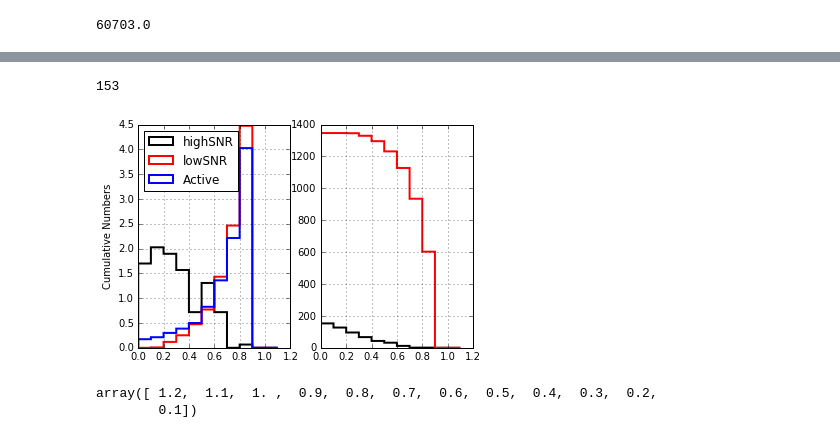
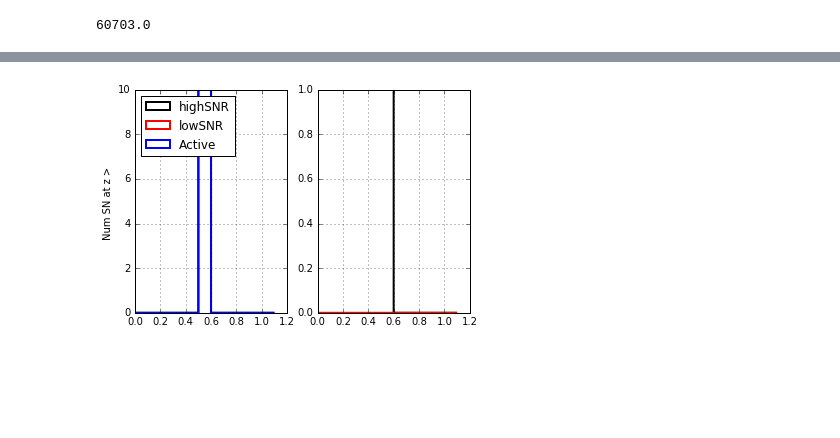
Before and after one commit to lsst-sims/legacy_sims_catUtils, a Jupyter notebook: examples/Using_SNModels_dbObj.ipynb, the cells around one changed output, grey strips where cells are left out. Drawn from its saved outputs; the diff is of its cells as text; code cells hidden in the pictures; blank space fills up the shorter version.

```diff
--- a/examples/Using_SNModels_dbObj.ipynb
+++ b/examples/Using_SNModels_dbObj.ipynb
@@ -61,7 +61,7 @@ centralDec = np.dot(np.array([-28, 6., 0.]), degConv)
 patchRadius = 0.4 * np.sqrt(2) #np.dot(np.array([0.0, 10.0, 0.]), degConv)
 # %%
 TwinklesObsMetaDataSmall = ObservationMetaData(boundType='circle',pointingRA=centralRA,pointingDec=centralDec,
-                                          boundLength=0.15, mjd=60703.0, bandpassName='r', m5=23.)
+                                          boundLength=0.0015, mjd=60703.0, bandpassName='r', m5=23.)
 # %%
 TwinklesObsMetaDataSmall.bandpass
 # %% [output]
@@ -88,7 +88,10 @@ TwinklesObsMetaDataSmall.bandpass
 'r'
 # %%
 sncatalog = TwinkSNCat(db_obj=s, obs_metadata=TwinklesObsMetaDataSmall,
-                         column_outputs=['snra', 'sndec', 'Tsnid', 'Tx0', 'Tt0', 'flux', 'flux_err', 'mag', 'mag_err'])
+                         column_outputs=['snra', 'sndec', 'Tsnid', 'Tx0', 'Tt0', 'flux', 'flux_err', 'mag', 'mag_err',
+                                         'magNorm', 'sedFilepath'])
+sncatalog.writeSedFile = True
+sncatalog.prefix = '/Users/rbiswas/tmp/'
 # %% [output]
 ('badvalues ', nan)
 ('mjd ', 60703.0)
@@ -141,29 +140,19 @@ df.head()
-# %%
-df.query('SNR > 5.').SNR.size
-# %% [output]
-153
 # %%
 fig, ax = plt.subplots(nrows=1, ncols=2);
 _ = ax[0].hist(df.query('SNR > 5.').z, bins=np.arange(0., 1.2, 0.1), histtype='step', lw=2, color='k', normed=True,
                label='highSNR')
 _ = ax[0].hist(df.query('SNR < 5. and SNR > 0.').z, bins=np.arange(0., 1.2, 0.1), histtype='step', lw=2, color='r',
              normed=True, label='lowSNR')
 _ = ax[0].hist(df.query('SNR > 0.').z, bins=np.arange(0., 1.2, 0.1), histtype='step', lw=2, color='b',
              normed=True, label='Active')
 ax[0].grid(True)
 _ = ax[1].hist(df.query('SNR > 5.').z, bins=np.arange(0., 1.2, 0.1), histtype='step', lw=2, color='k', normed=False,
                cumulative=-1)
 _ = ax[1].hist(df.query('SNR < 5. and SNR > 0.').z, bins=np.arange(0., 1.2, 0.1), histtype='step', lw=2, color='r',
                normed=False, cumulative=-1)
 _ = ax[1].grid(True)
 _ = ax[0].legend(loc='upper left')
 _ = ax[0].set_ylabel('PDF')
 _ = ax[0].set_ylabel('Num SN at z > ')
-ax[1].set_y
 # %% [output]
-[figure, old version]
+[figure, new version]
-# %%
-np.arange(1.2, 0., -0.1)
-# %% [output]
-array([ 1.2,  1.1,  1. ,  0.9,  0.8,  0.7,  0.6,  0.5,  0.4,  0.3,  0.2,
-        0.1])
```
Also changed, not shown: parts of 20 cells of this notebook, 4 other files.
